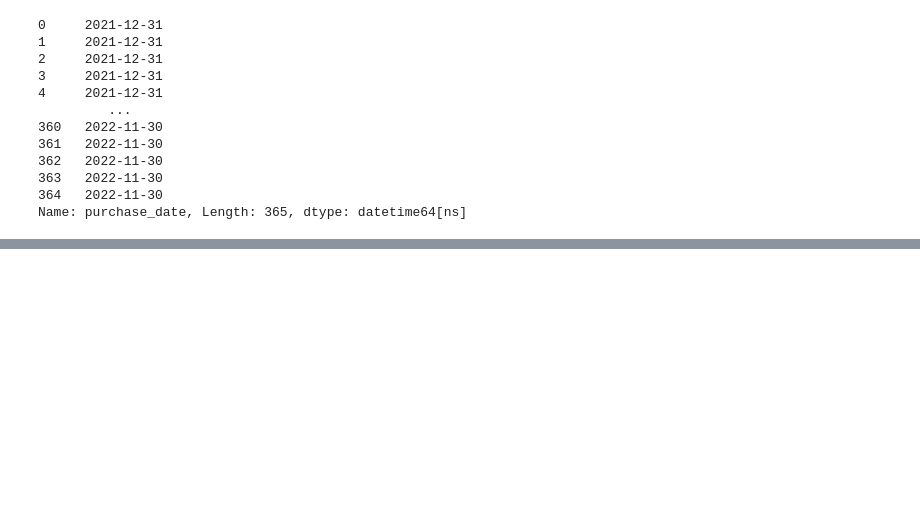
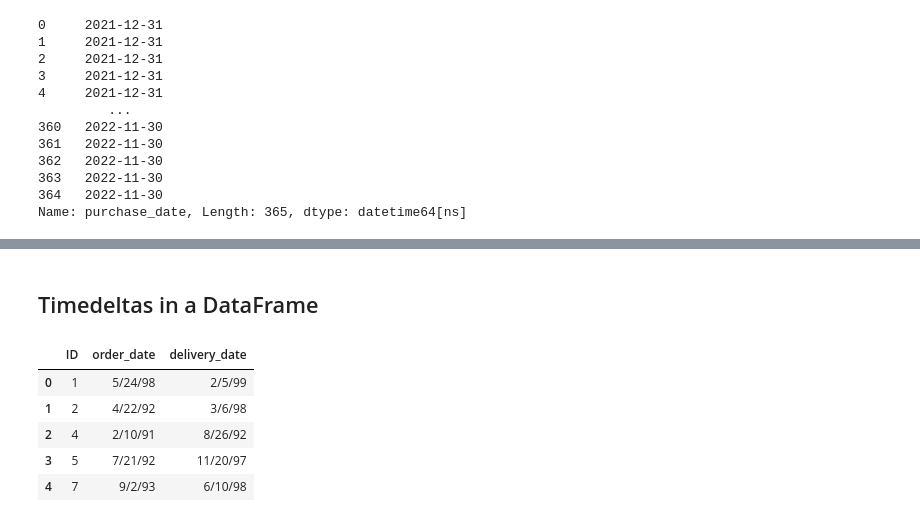
Before and after one commit to jack-cao-623/python_learning, a Jupyter notebook: pandas_dates_and_times.ipynb, the cells around one changed output, grey strips where cells are left out. Cells and saved outputs as stored; diff of their text form; code cells hidden in the pictures; blank space fills up the shorter version.

```diff
--- a/pandas_dates_and_times.ipynb
+++ b/pandas_dates_and_times.ipynb
@@ -1206,0 +1237,15 @@ fake_df.tail()
+# %% [markdown]
+## Timedeltas in a DataFrame
+# %%
+ecommerce = pd.read_csv(
+    'https://raw.githubusercontent.com/jack-cao-623/python_learning/main/pandas/ecommerce.csv'
+)
+
+ecommerce.head()
+# %% [output]
+|  | ID | order_date | delivery_date |
+| 0 | 1 | 5/24/98 | 2/5/99 |
+| 1 | 2 | 4/22/92 | 3/6/98 |
+| 2 | 4 | 2/10/91 | 8/26/92 |
+| 3 | 5 | 7/21/92 | 11/20/97 |
+| 4 | 7 | 9/2/93 | 6/10/98 |
```
Also changed, not shown: parts of 44 cells of this notebook.
